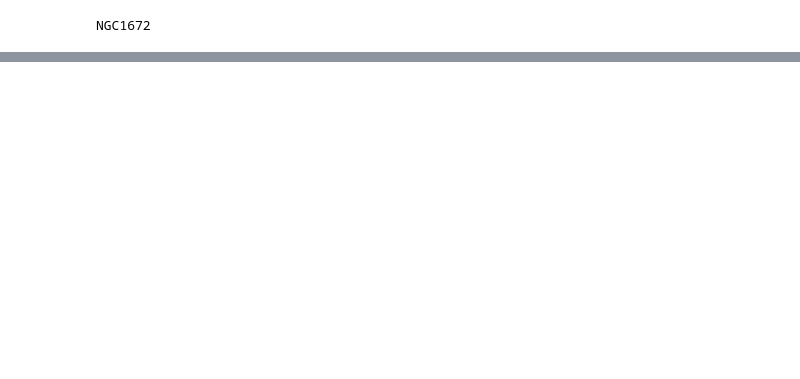
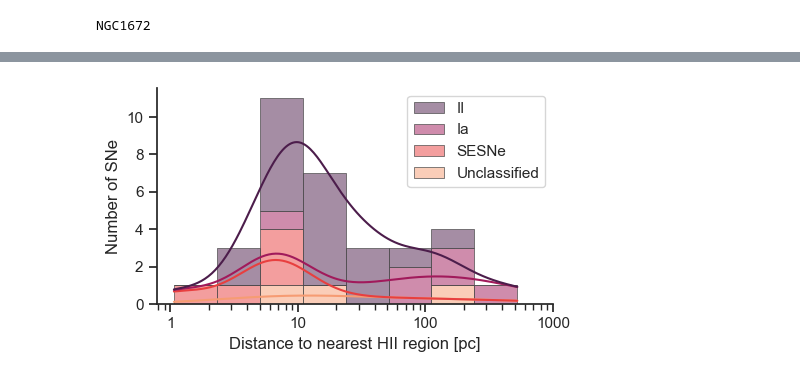
Before and after one commit to NessMayker/SNeHa, a Jupyter notebook: Code/1c.MUSE_Nearest_HII.ipynb, the cells around one changed output, grey strips where cells are left out. Drawn from its saved outputs; the diff is of its cells as text; code cells hidden in the pictures; blank space fills up the shorter version.

```diff
--- a/Code/1c.MUSE_Nearest_HII.ipynb
+++ b/Code/1c.MUSE_Nearest_HII.ipynb
@@ -384,0 +424,29 @@ sns.histplot(nearHII)
+# %%
+import seaborn as sns
+import matplotlib as mpl
+import matplotlib.pyplot as plt
+
+sns.set_theme(style="ticks")
+
+f, ax = plt.subplots(figsize=(5, 3))
+sns.despine(f)
+
+sns.histplot(
+    x=nearHII, hue=SNtypes,
+    multiple="stack",
+    bins=8,
+    palette="rocket",
+    edgecolor=".3",
+    kde=True,
+    linewidth=.5,
+    log_scale=True,
+
+)
+ax.xaxis.set_major_formatter(mpl.ticker.ScalarFormatter())
+ax.set_xticks([1,10, 100, 1000])
+ax.set_ylabel("Number of SNe")
+ax.set_xlabel("Distance to nearest HII region [pc]")
+plt.tight_layout()
+plt.savefig("../Figures/HIIdistHist.png", dpi=300)
+# %% [output]
+[figure, added]
```
Also changed, not shown: parts of 13 cells of this notebook, 5 other files.
